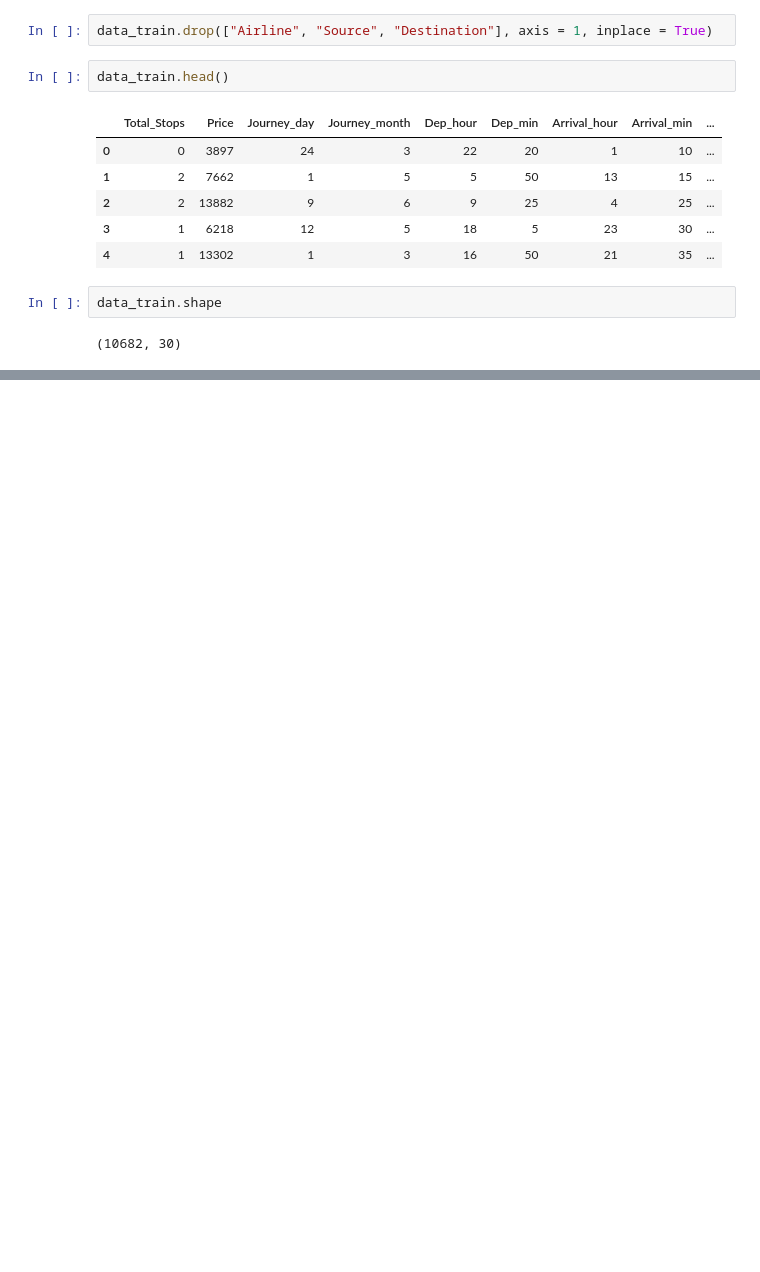
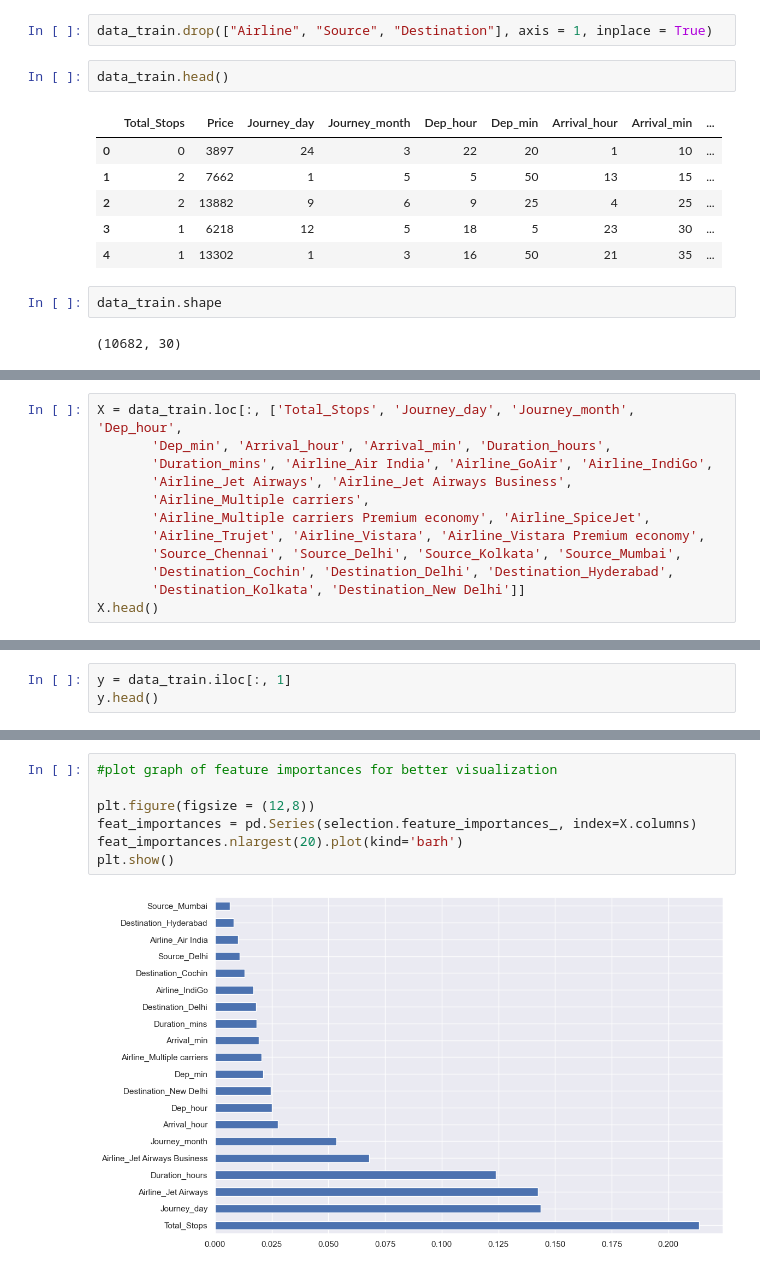
Before and after one commit to TirthThesiya/Price-Predictor, a Jupyter notebook: airplane.ipynb, the cells around one changed output, grey strips where cells are left out. Cells and saved outputs as stored; diff of their text form; blank space fills up the shorter version.

```diff
--- a/airplane.ipynb
+++ b/airplane.ipynb
@@ -361,0 +492,12 @@ data_train.shape
+# %%
+X = data_train.loc[:, ['Total_Stops', 'Journey_day', 'Journey_month', 'Dep_hour',
+       'Dep_min', 'Arrival_hour', 'Arrival_min', 'Duration_hours',
+       'Duration_mins', 'Airline_Air India', 'Airline_GoAir', 'Airline_IndiGo',
+       'Airline_Jet Airways', 'Airline_Jet Airways Business',
+       'Airline_Multiple carriers',
+       'Airline_Multiple carriers Premium economy', 'Airline_SpiceJet',
+       'Airline_Trujet', 'Airline_Vistara', 'Airline_Vistara Premium economy',
+       'Source_Chennai', 'Source_Delhi', 'Source_Kolkata', 'Source_Mumbai',
+       'Destination_Cochin', 'Destination_Delhi', 'Destination_Hyderabad',
+       'Destination_Kolkata', 'Destination_New Delhi']]
+X.head()
@@ -361,0 +511,3 @@ data_train.shape
+# %%
+y = data_train.iloc[:, 1]
+y.head()
@@ -361,0 +547,9 @@ data_train.shape
+# %%
+#plot graph of feature importances for better visualization
+
+plt.figure(figsize = (12,8))
+feat_importances = pd.Series(selection.feature_importances_, index=X.columns)
+feat_importances.nlargest(20).plot(kind='barh')
+plt.show()
+# %% [output]
+[figure, added]
```
Also changed, not shown: parts of 28 cells of this notebook.
